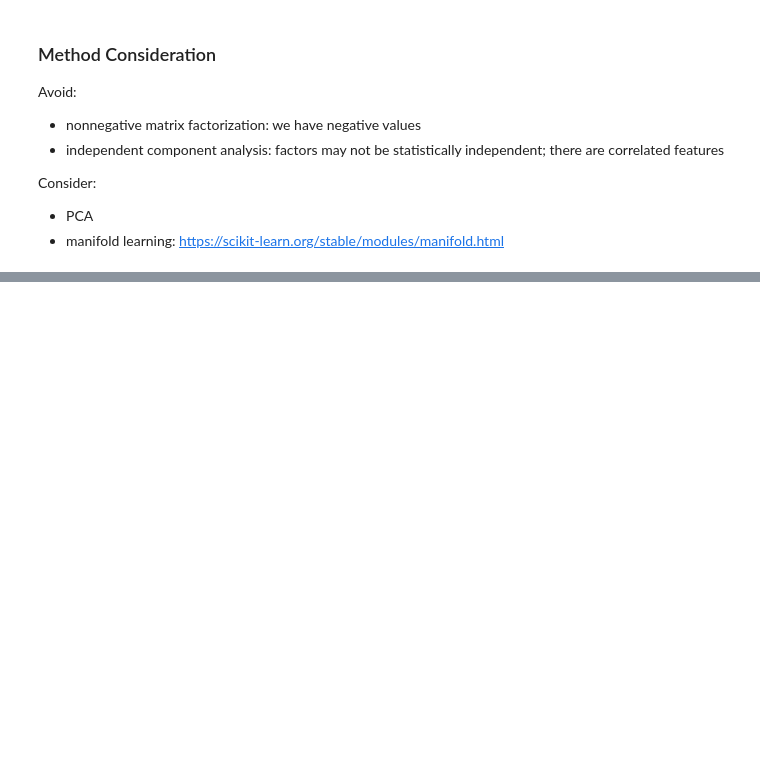
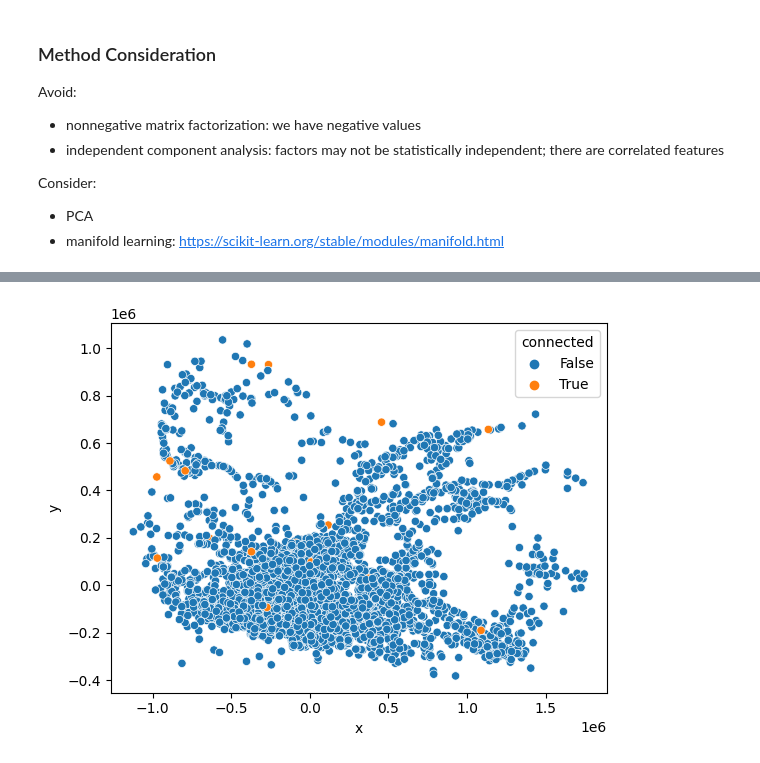
Before and after one commit to gwang034/elecfinal, a Jupyter notebook: Grace/pipeline_part1.ipynb, the cells around one changed output, grey strips where cells are left out. Saved outputs shown, nothing was run; the diff lists cells and outputs as text; code cells hidden in the pictures; blank space fills up the shorter version.

```diff
--- a/Grace/pipeline_part1.ipynb
+++ b/Grace/pipeline_part1.ipynb
@@ -49,0 +70,5 @@ X_transformed = model.fit_transform(X_train.select_dtypes(include='number'))
+# %%
+X_pca = Isomap(n_components=2).fit_transform(X_train_dists[0:num])
+dimred_plot(X_pca, num)
+# %% [output]
+[figure, added]
```
Also changed, not shown: parts of 8 cells of this notebook, 2 other files.
